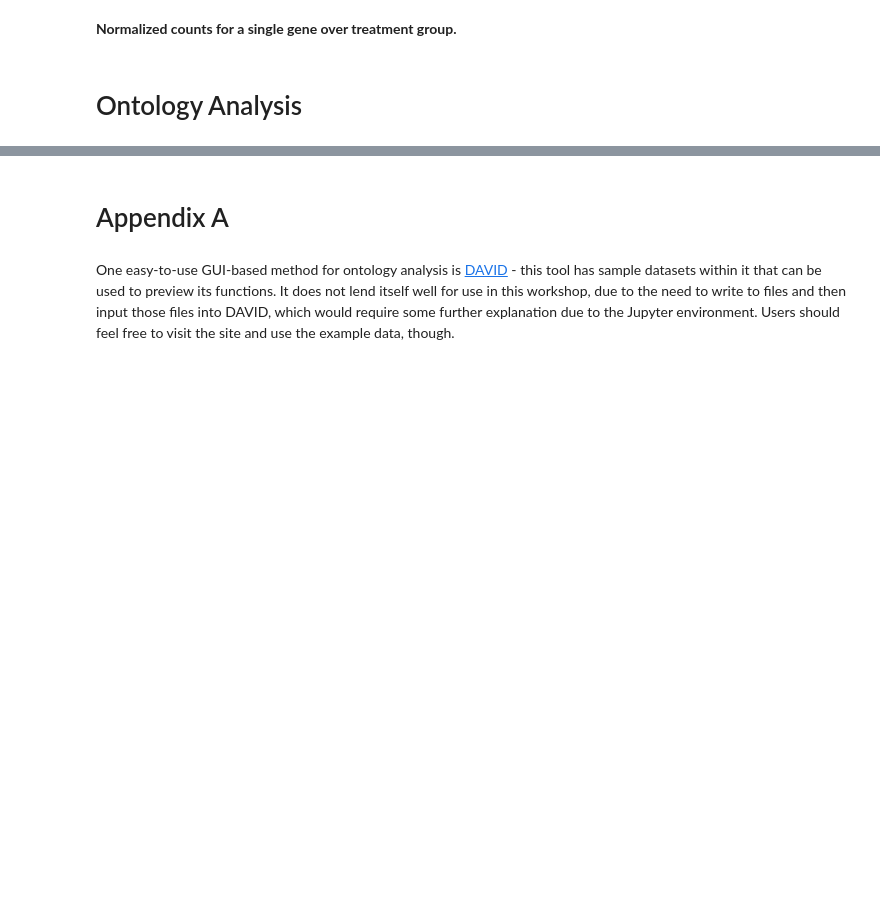
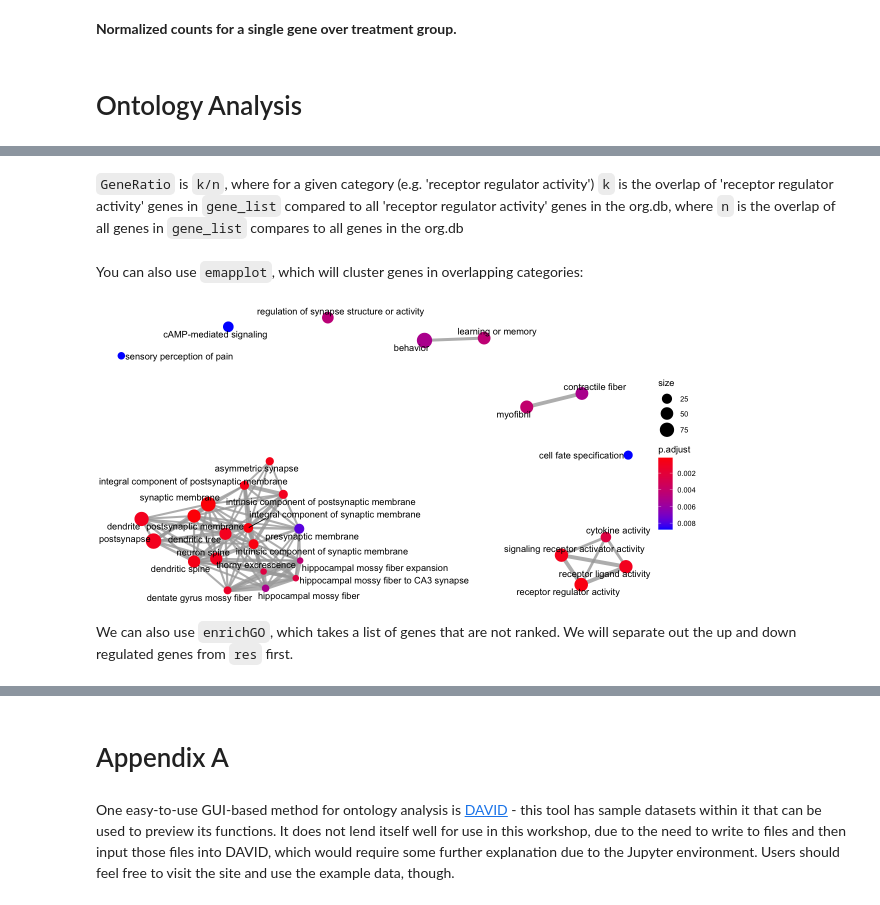
Before and after one commit to compbiocore/DEseq_workshop_2_2021, a Jupyter notebook: deseq_workshop_2.ipynb, the cells around one changed output, grey strips where cells are left out. Saved outputs shown, nothing was run; the diff lists cells and outputs as text; code cells hidden in the pictures; blank space fills up the shorter version.

```diff
--- a/deseq_workshop_2.ipynb
+++ b/deseq_workshop_2.ipynb
@@ -785,0 +648,11 @@ For any questions related to this material, or to submit a request for assistanc
+# %% [markdown]
+`GeneRatio` is `k/n`, where for a given category (e.g. 'receptor regulator activity') `k` is the overlap of 'receptor regulator activity' genes in `gene_list` compared to all 'receptor regulator activity' genes in the org.db, where `n` is the overlap of all genes in `gene_list` compares to all genes in the org.db
+# %% [markdown]
+You can also use `emapplot`, which will cluster genes in overlapping categories:
+# %%
+options(repr.plot.height=5, repr.plot.width=10)
+emapplot(gsea_out)
+# %% [output]
+[figure, added]
+# %% [markdown]
+We can also use `enrichGO`, which takes a list of genes that are not ranked. We will separate out the up and down regulated genes from `res` first.
```
Also changed, not shown: parts of 100 cells of this notebook.
